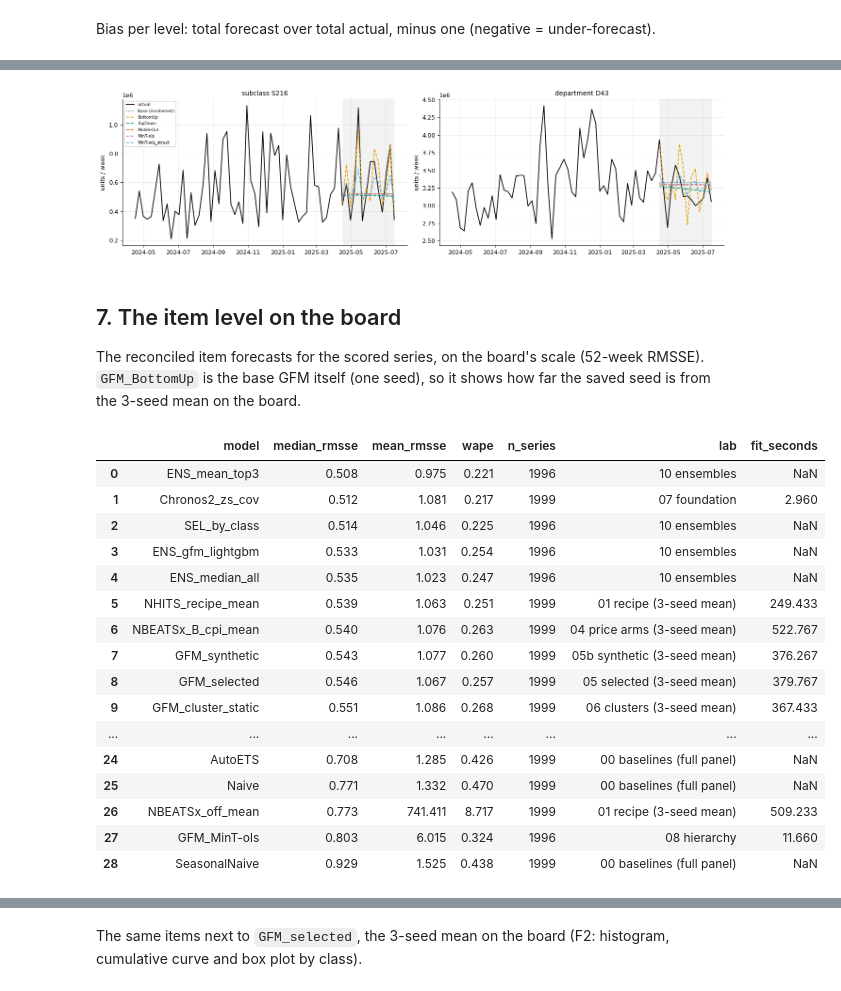
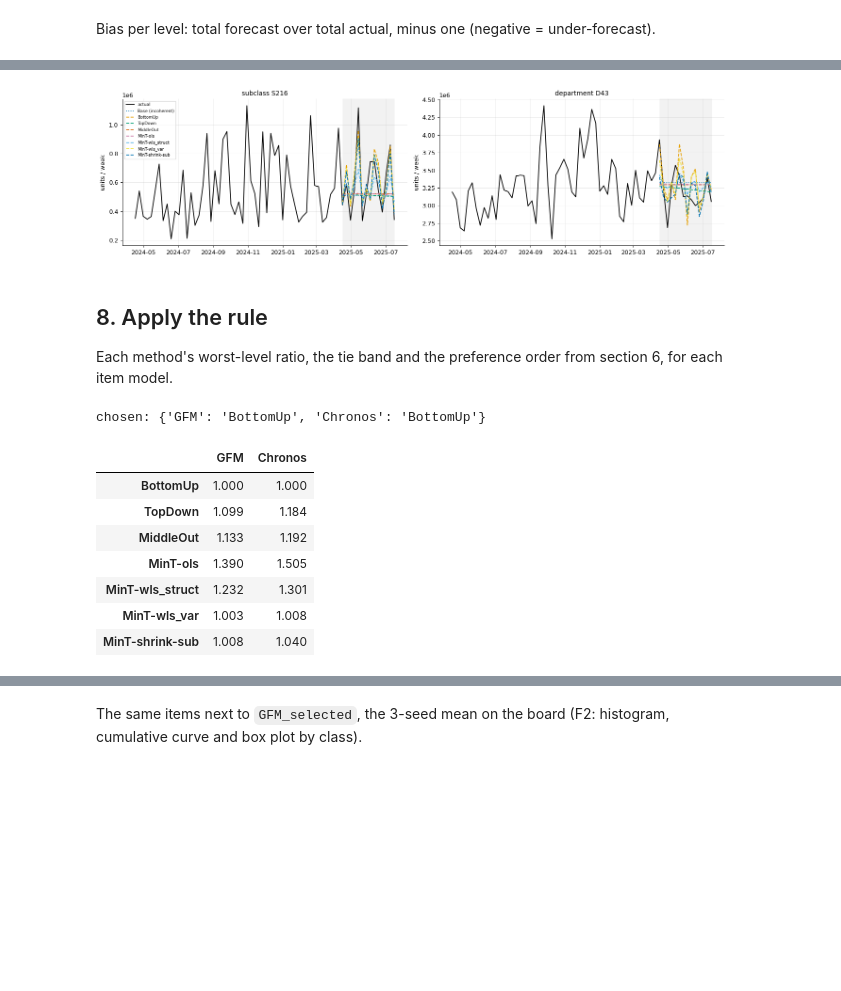
Before and after one commit to tackes/time-series-forecasting-bootcamp, a Jupyter notebook: day2_neural/code_full/08_hierarchy_reconcile.ipynb, the cells around one changed output, grey strips where cells are left out. Drawn from its saved outputs; the diff is of its cells as text; code cells hidden in the pictures; blank space fills up the shorter version.

```diff
--- a/day2_neural/code_full/08_hierarchy_reconcile.ipynb
+++ b/day2_neural/code_full/08_hierarchy_reconcile.ipynb
@@ -271,11 +642,12 @@ def coherence(Y_rec: pd.DataFrame, method: str) -> dict:
 
 
 COHERENCE_TOL = 1e-6        # allowed gap, as a share of the average weekly total
-checks = pd.DataFrame({m: coherence(Y_rec, m) for m in methods}).T
 total_size = Y_train[Y_train["unique_id"] == "Total"]["y"].mean()
 tolerance = COHERENCE_TOL * total_size
-incoherent = [m for m in methods if m != "Base (incoherent)"
-              and checks.loc[m].max() > tolerance]
+checks = pd.concat({arm: pd.DataFrame({m: coherence(Y_rec[arm], m) for m in methods}).T
+                    for arm in ARMS}, names=["items", "method"])
+incoherent = sorted({m for (arm, m), row in checks.iterrows()
+                     if m != "Base (incoherent)" and row.max() > tolerance})
 print("fails the coherence check, dropped:", incoherent)
 methods = [m for m in methods if m not in incoherent]
 checks.round(4)
@@ -362,9 +766,13 @@ dotted line at 1, reconciliation helped that level; right of it, it hurt.
 # %%
-rel = by_level.div(by_level["Base (incoherent)"], axis=0).drop(columns="Base (incoherent)")
-ax = rel.T.plot.barh(figsize=(12, 5.5), width=0.8)
-ax.axvline(1, color="black", ls=":")
-ax.set_xlabel("median RMSSE relative to the base forecast (<1 = better)")
-ax.set_title("Reconciliation: gain or loss at each level")
-plt.tight_layout()
+rel = {arm: by_level[arm].div(by_level[arm]["Base (incoherent)"], axis=0)
+       .drop(columns="Base (incoherent)") for arm in ARMS}
+fig, axes = plt.subplots(1, len(ARMS), figsize=(15, 5.5), sharex=True)
+for ax, arm in zip(axes, ARMS):
+    rel[arm].T.plot.barh(ax=ax, width=0.8, legend=ax is axes[-1])
+    ax.axvline(1, color="black", ls=":")
+    ax.set_xlabel("median RMSSE relative to the base forecast (<1 = better)")
+    ax.set_title(f"{arm} items, {upper_model} above")
+fig.suptitle("Reconciliation: gain or loss at each level")
+fig.tight_layout()
 plt.show()
 # %% [output]
@@ -394,7 +819,7 @@ fig, axes = plt.subplots(1, 2, figsize=(15, 4.2))
 for ax, (level, node) in zip(axes, nodes.items()):
     hist = Y_df[(Y_df["unique_id"] == node) & (Y_df["ds"] >= start)]
     ax.plot(hist["ds"], hist["y"], color=gplt.COLOURS["actual"], lw=1.4, label="actual")
-    fc = Y_rec[Y_rec["unique_id"] == node]
+    fc = Y_rec["GFM"][Y_rec["GFM"]["unique_id"] == node]
     for i, m in enumerate(methods):
         ls = ":" if m == "Base (incoherent)" else "--"
         ax.plot(fc["ds"], fc[m], ls=ls, lw=1.4, color=gplt._colour(i), label=m)
@@ -404,39 +829,31 @@ axes[0].legend(fontsize=7)
 fig.tight_layout()
 plt.show()
 # %% [output]
-[figure, old version]
+[figure, new version]
 # %% [markdown]
 <!-- DRAFT: Graeme to edit -->
-## 7. The item level on the board
+## 8. Apply the rule
 
-The reconciled item forecasts for the scored series, on the board's scale (52-week RMSSE).
-`GFM_BottomUp` is the base GFM itself (one seed), so it shows how far the saved seed is from
-the 3-seed mean on the board.
+Each method's worst-level ratio, the tie band and the preference order from section 6, for
+each item model.
 # %%
-item_rows = Y_rec[Y_rec["unique_id"].isin(set(items))]
-item_fc = item_rows[["unique_id", "ds"] + methods[1:]].copy()
-item_fc["unique_id"] = item_fc["unique_id"].str.split("/").str[-1]
-item_fc = item_fc.rename(columns={m: f"GFM_{m}" for m in methods[1:]})
-item_fc = gd.only(item_fc, gd.eval_ids())
-gd.save_forecasts(item_fc, "08_reconcile")
-gd.record(item_fc, test, train, lab="08 hierarchy", fit_seconds=t_rec.seconds,
-          notes="item level of the reconciled hierarchy; one saved seed")
-gd.median_board()
+TIE_BAND = 1.01             # within 1% of the best worst-level ratio counts as a tie
+preference = ["MiddleOut", "BottomUp", "TopDown", "MinT-wls_struct", "MinT-ols",
+              "MinT-wls_var", "MinT-shrink-sub"]
+worst = pd.DataFrame({arm: rel[arm].max() for arm in ARMS})
+chosen = {}
+for arm in ARMS:
+    tied = worst[arm][worst[arm] <= worst[arm].min() * TIE_BAND].index.tolist()
+    chosen[arm] = next(m for m in preference if m in tied)
+print(f"chosen: {chosen}")
+worst.round(3)
 # %% [output]
+chosen: {'GFM': 'BottomUp', 'Chronos': 'BottomUp'}
-|  | model | median_rmsse | mean_rmsse | wape | n_series | lab | fit_seconds |
-| 0 | ENS_mean_top3 | 0.508 | 0.975 | 0.221 | 1996 | 10 ensembles | NaN |
-| 1 | Chronos2_zs_cov | 0.512 | 1.081 | 0.217 | 1999 | 07 foundation | 2.960 |
-| 2 | SEL_by_class | 0.514 | 1.046 | 0.225 | 1996 | 10 ensembles | NaN |
-| 3 | ENS_gfm_lightgbm | 0.533 | 1.031 | 0.254 | 1996 | 10 ensembles | NaN |
-| 4 | ENS_median_all | 0.535 | 1.023 | 0.247 | 1996 | 10 ensembles | NaN |
-| 5 | NHITS_recipe_mean | 0.539 | 1.063 | 0.251 | 1999 | 01 recipe (3-seed mean) | 249.433 |
-| 6 | NBEATSx_B_cpi_mean | 0.540 | 1.076 | 0.263 | 1999 | 04 price arms (3-seed mean) | 522.767 |
-| 7 | GFM_synthetic | 0.543 | 1.077 | 0.260 | 1999 | 05b synthetic (3-seed mean) | 376.267 |
-| 8 | GFM_selected | 0.546 | 1.067 | 0.257 | 1999 | 05 selected (3-seed mean) | 379.767 |
-| 9 | GFM_cluster_static | 0.551 | 1.086 | 0.268 | 1999 | 06 clusters (3-seed mean) | 367.433 |
-| ... | ... | ... | ... | ... | ... | ... | ... |
-| 24 | AutoETS | 0.708 | 1.285 | 0.426 | 1999 | 00 baselines (full panel) | NaN |
-| 25 | Naive | 0.771 | 1.332 | 0.470 | 1999 | 00 baselines (full panel) | NaN |
-| 26 | NBEATSx_off_mean | 0.773 | 741.411 | 8.717 | 1999 | 01 recipe (3-seed mean) | 509.233 |
-| 27 | GFM_MinT-ols | 0.803 | 6.015 | 0.324 | 1996 | 08 hierarchy | 11.660 |
-| 28 | SeasonalNaive | 0.929 | 1.525 | 0.438 | 1999 | 00 baselines (full panel) | NaN |
+|  | GFM | Chronos |
+| BottomUp | 1.000 | 1.000 |
+| TopDown | 1.099 | 1.184 |
+| MiddleOut | 1.133 | 1.192 |
+| MinT-ols | 1.390 | 1.505 |
+| MinT-wls_struct | 1.232 | 1.301 |
+| MinT-wls_var | 1.003 | 1.008 |
+| MinT-shrink-sub | 1.008 | 1.040 |
```
Also changed, not shown: parts of 40 cells of this notebook, 16 other files.
